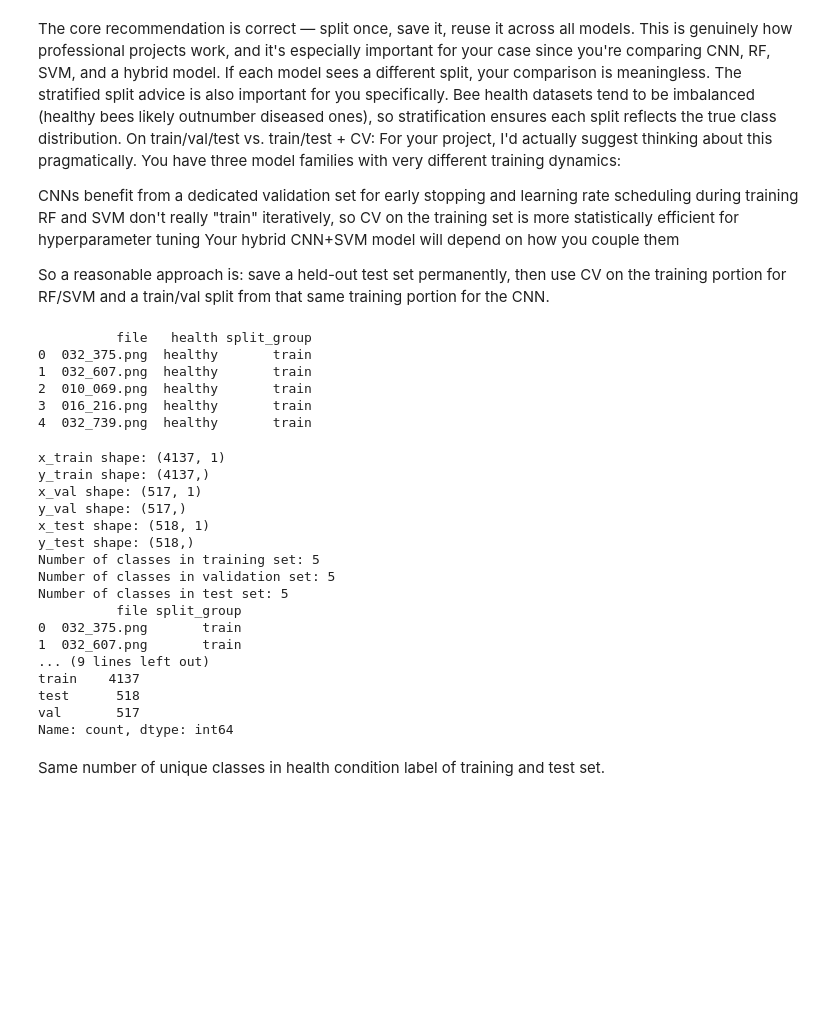
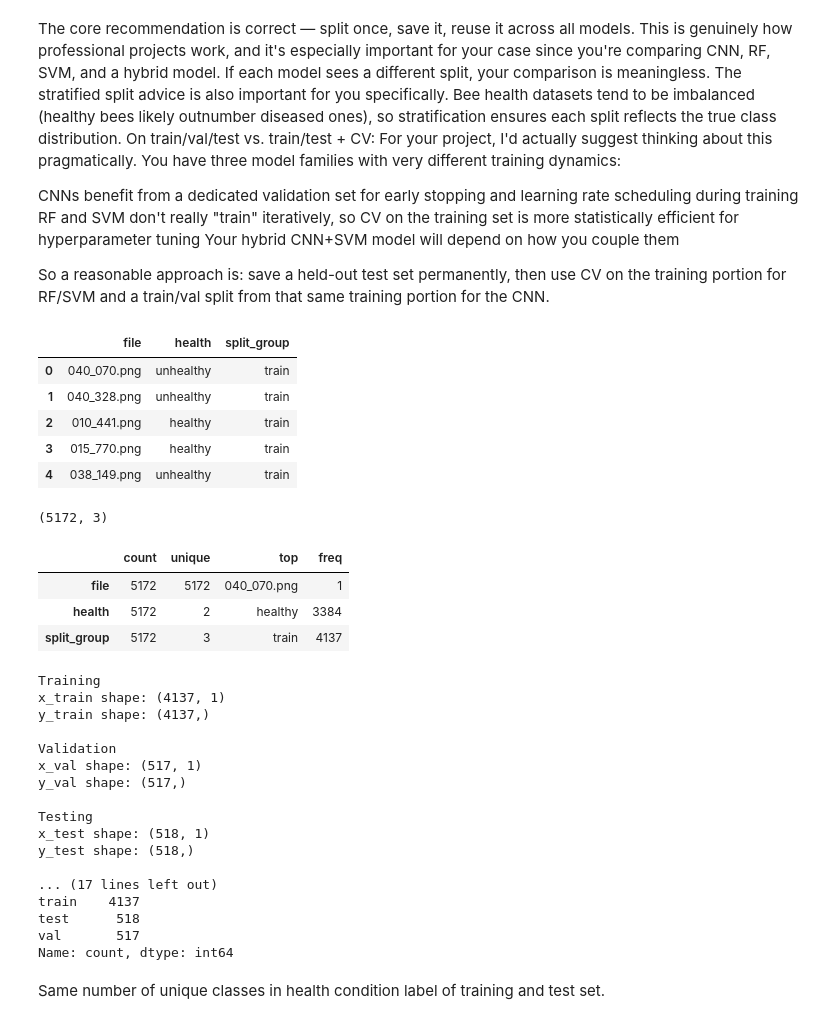
Before and after one commit to MarioP03/beeproject-cnn, a Jupyter notebook: models/cnn.ipynb, the cells around one changed output. Cells and saved outputs as stored; diff of their text form; code cells hidden in the pictures; blank space fills up the shorter version.

Commit message:
Healthy Unhealthy and cnn modif

```diff
--- a/models/cnn.ipynb
+++ b/models/cnn.ipynb
@@ -27,15 +27,25 @@ from tensorflow.keras.models import Sequential
 from tensorflow.keras.layers import Conv2D, MaxPooling2D, Flatten, Dense, Dropout
 # %%
 # Load the CSV file with metadata
-bee_data = pd.read_csv("../data/processed/processed_bee_data_20260316_183549.csv", sep=';')
-print(bee_data.head())
+bee_data = pd.read_csv("../data/processed/processed_bee_data_20260330_151740.csv", sep=';')
+
+display(bee_data.head())
+
+print(bee_data.shape)
+
+display(bee_data.describe(include="all").T)
 # %% [output]
+|  | file | health | split_group |
+| 0 | 040_070.png | unhealthy | train |
+| 1 | 040_328.png | unhealthy | train |
+| 2 | 010_441.png | healthy | train |
+| 3 | 015_770.png | healthy | train |
+| 4 | 038_149.png | unhealthy | train |
-          file   health split_group
-0  032_375.png  healthy       train
-1  032_607.png  healthy       train
-2  010_069.png  healthy       train
-3  016_216.png  healthy       train
-4  032_739.png  healthy       train
+(5172, 3)
+|  | count | unique | top | freq |
+| file | 5172 | 5172 | 040_070.png | 1 |
+| health | 5172 | 2 | healthy | 3384 |
+| split_group | 5172 | 3 | train | 4137 |
 # %%
 # Necessary features (X) and target (y)
 x = bee_data[['file']].copy()
@@ -54,12 +64,15 @@ x_test = x[split_col == 'test']
 y_test = y[split_col == 'test']
 
 # Shape / # rows, # columns for each split
+print("Training")
 print(f"x_train shape: {x_train.shape}")
 print(f"y_train shape: {y_train.shape}")
+print("\nValidation")
 print(f"x_val shape: {x_val.shape}")
 print(f"y_val shape: {y_val.shape}")
+print("\nTesting")
 print(f"x_test shape: {x_test.shape}")
-print(f"y_test shape: {y_test.shape}")
+print(f"y_test shape: {y_test.shape}\n")
 
 # Number of unique classes
 num_classes_train = len(np.unique(y_train))
@@ -68,24 +81,24 @@ num_classes_test = len(np.unique(y_test))
 
 print(f"Number of classes in training set: {num_classes_train}")
 print(f"Number of classes in validation set: {num_classes_val}")
-print(f"Number of classes in test set: {num_classes_test}")
+print(f"Number of classes in test set: {num_classes_test}\n")
 
-print(bee_data[['file', 'split_group']].head(10))
+print(bee_data[['file', 'split_group']].head(10), "\n")
 print(bee_data['split_group'].value_counts())
 # %% [output]
+Training
 x_train shape: (4137, 1)
 y_train shape: (4137,)
+
+Validation
 x_val shape: (517, 1)
 y_val shape: (517,)
+
+Testing
 x_test shape: (518, 1)
 y_test shape: (518,)
-Number of classes in training set: 5
-Number of classes in validation set: 5
-Number of classes in test set: 5
-          file split_group
-0  032_375.png       train
-1  032_607.png       train
-... (9 lines left out)
+
+... (17 lines left out)
 train    4137
 test      518
 val       517
```
Also changed, not shown: parts of 3 cells of this notebook, 5 other files.
